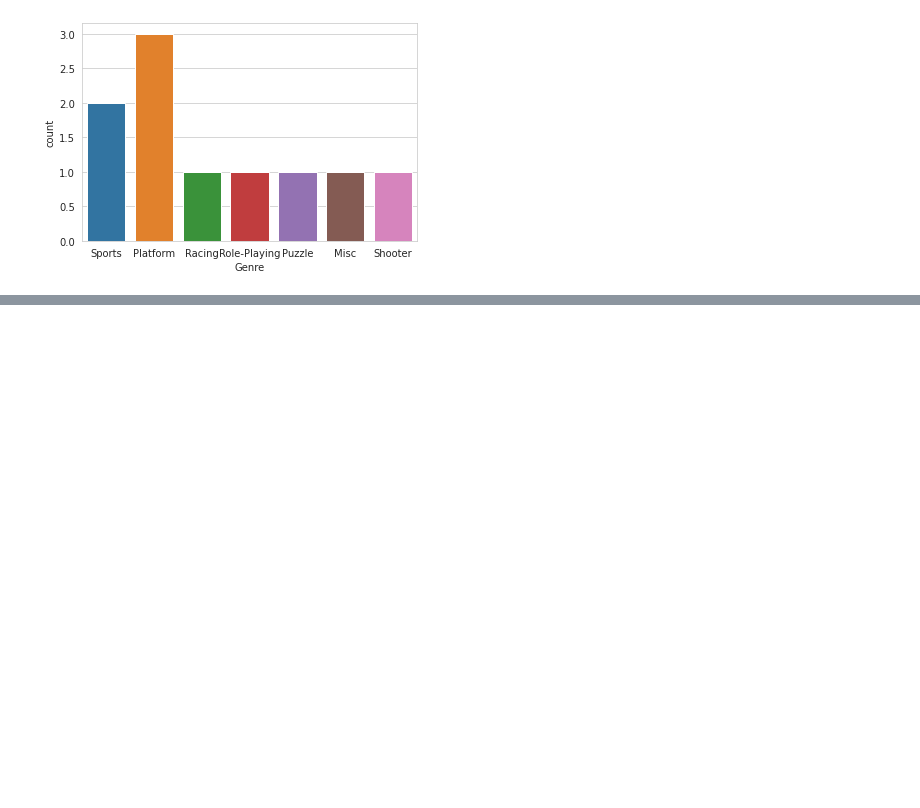
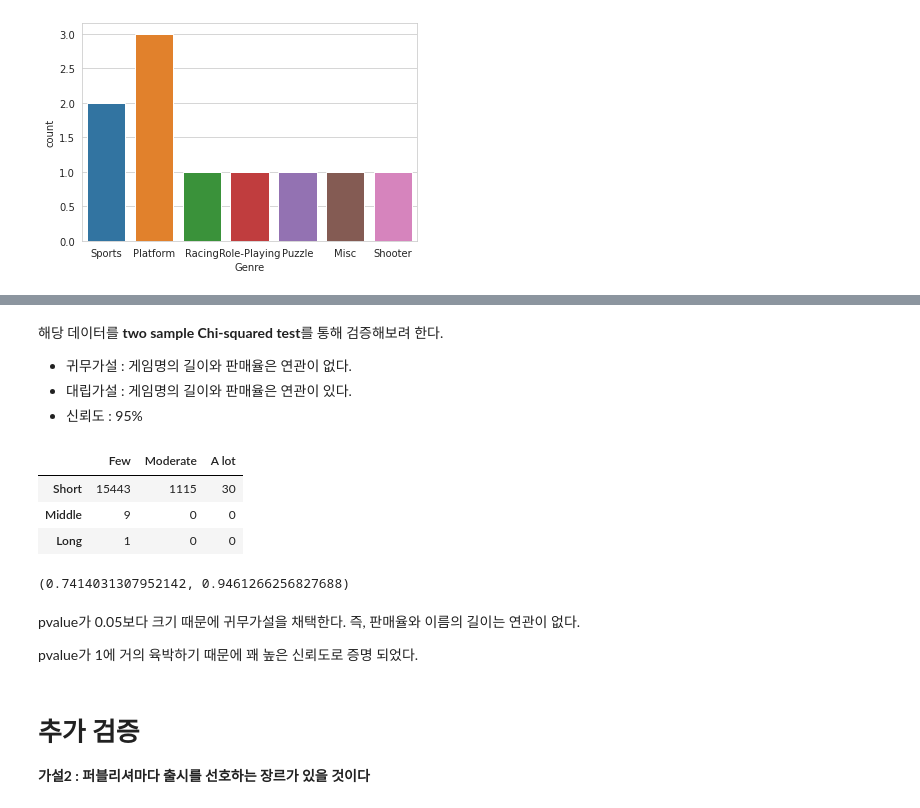
Before and after one commit to wogur9503/AI-bootcamp-, a Jupyter notebook: Game Sales Data Analysis.ipynb, the cells around one changed output, grey strips where cells are left out. Saved outputs shown, nothing was run; the diff lists cells and outputs as text; code cells hidden in the pictures; blank space fills up the shorter version.

```diff
--- a/Game Sales Data Analysis.ipynb
+++ b/Game Sales Data Analysis.ipynb
@@ -258,0 +282,30 @@ sns.countplot(x="Genre", data=vgames_data_game_topten)
+# %% [markdown]
+
+해당 데이터를 **two sample Chi-squared test**를 통해 검증해보려 한다.
+*   귀무가설 : 게임명의 길이와 판매율은 연관이 없다.
+*   대립가설 : 게임명의 길이와 판매율은 연관이 있다.
+*   신뢰도 : 95%
+# %%
+Sales_cut = pd.cut(vgames_data_name['Total_Sales'], 3).astype('category') # 몸무게 데이터를 동일 길이로 3등분한다.
+Length_cut = pd.cut(vgames_data_name['Name_length'], 3).astype('category') # 플리퍼 데이터를 동일 길이로 3등분한다.
+data_123 = pd.crosstab(Sales_cut,	Length_cut)
+data_123.columns = ['Few', 'Moderate', 'A lot']
+data_123.index = ['Short', 'Middle', 'Long']
+data_123
+# %% [output]
+|  | Few | Moderate | A lot |
+| Short | 15443 | 1115 | 30 |
+| Middle | 9 | 0 | 0 |
+| Long | 1 | 0 | 0 |
+# %%
+chi, pvalue, _, _ = stats.chi2_contingency(data_123, correction=False)
+chi, pvalue
+# %% [output]
+(0.7414031307952142, 0.9461266256827688)
+# %% [markdown]
+pvalue가 0.05보다 크기 때문에 귀무가설을 채택한다. 즉, 판매율와 이름의 길이는 연관이 없다.
+
+pvalue가 1에 거의 육박하기 때문에 꽤 높은 신뢰도로 증명 되었다.
+# %% [markdown]
+# **추가 검증**
+**가설2 : 퍼블리셔마다 출시를 선호하는 장르가 있을 것이다**
```
Also changed, not shown: parts of 5 cells of this notebook.
